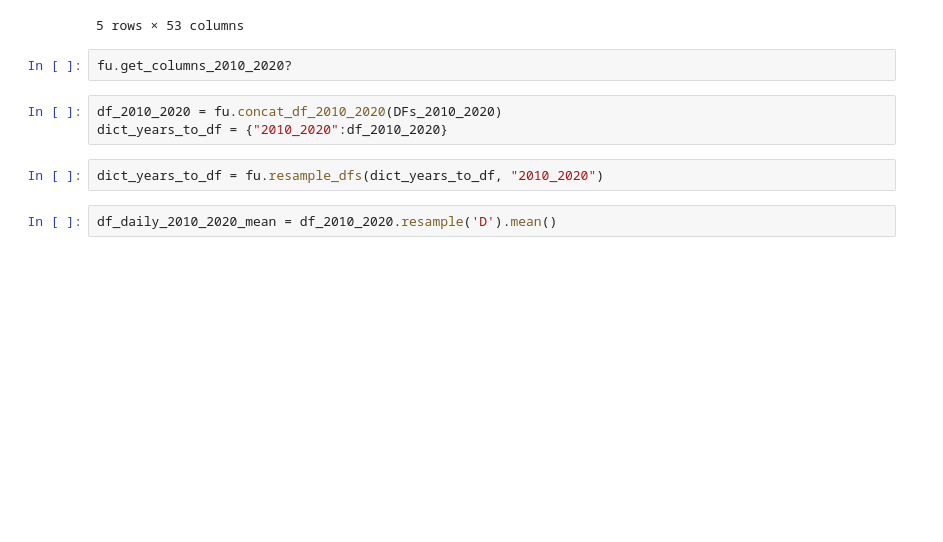
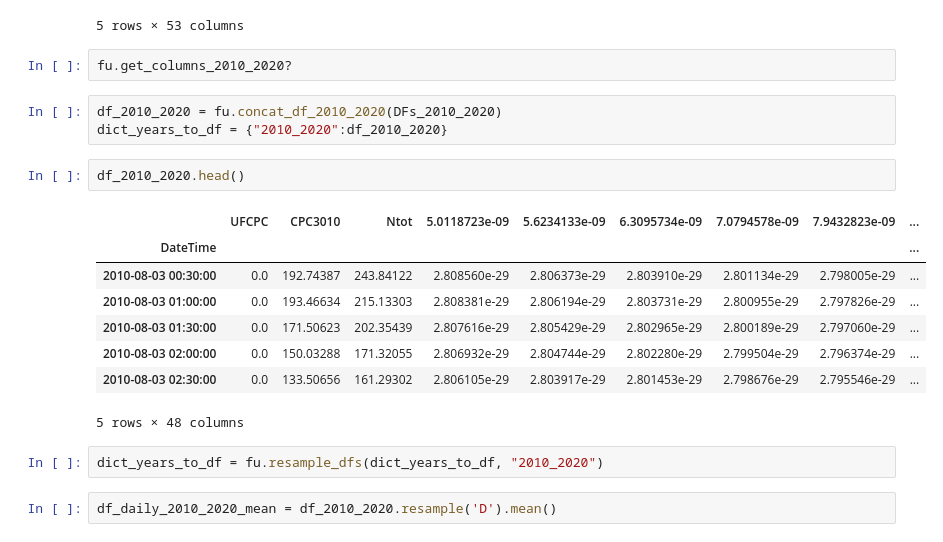
Before and after one commit to eScience-course/Tjaernoe2022-group3, a Jupyter notebook: notebooks/Load and analyze DMPS data.ipynb, the cells around one changed output. Cells and saved outputs as stored; diff of their text form; blank space fills up the shorter version.

```diff
--- a/notebooks/Load and analyze DMPS data.ipynb
+++ b/notebooks/Load and analyze DMPS data.ipynb
@@ -72,6 +72,17 @@ fu.get_columns_2010_2020?
 # %%
 df_2010_2020 = fu.concat_df_2010_2020(DFs_2010_2020)
 dict_years_to_df = {"2010_2020":df_2010_2020}
+# %%
+df_2010_2020.head()
+# %% [output]
+|  | UFCPC | CPC3010 | Ntot | 5.0118723e-09 | 5.6234133e-09 | 6.3095734e-09 | 7.0794578e-09 | 7.9432823e-09 | ... |
+| DateTime |  |  |  |  |  |  |  |  | ... |
+| 2010-08-03 00:30:00 | 0.0 | 192.74387 | 243.84122 | 2.808560e-29 | 2.806373e-29 | 2.803910e-29 | 2.801134e-29 | 2.798005e-29 | ... |
+| 2010-08-03 01:00:00 | 0.0 | 193.46634 | 215.13303 | 2.808381e-29 | 2.806194e-29 | 2.803731e-29 | 2.800955e-29 | 2.797826e-29 | ... |
+| 2010-08-03 01:30:00 | 0.0 | 171.50623 | 202.35439 | 2.807616e-29 | 2.805429e-29 | 2.802965e-29 | 2.800189e-29 | 2.797060e-29 | ... |
+| 2010-08-03 02:00:00 | 0.0 | 150.03288 | 171.32055 | 2.806932e-29 | 2.804744e-29 | 2.802280e-29 | 2.799504e-29 | 2.796374e-29 | ... |
+| 2010-08-03 02:30:00 | 0.0 | 133.50656 | 161.29302 | 2.806105e-29 | 2.803917e-29 | 2.801453e-29 | 2.798676e-29 | 2.795546e-29 | ... |
+5 rows × 48 columns
 # %%
 dict_years_to_df = fu.resample_dfs(dict_years_to_df, "2010_2020")
 # %%
```
Also changed, not shown: parts of 15 cells of this notebook, 3 other files.
